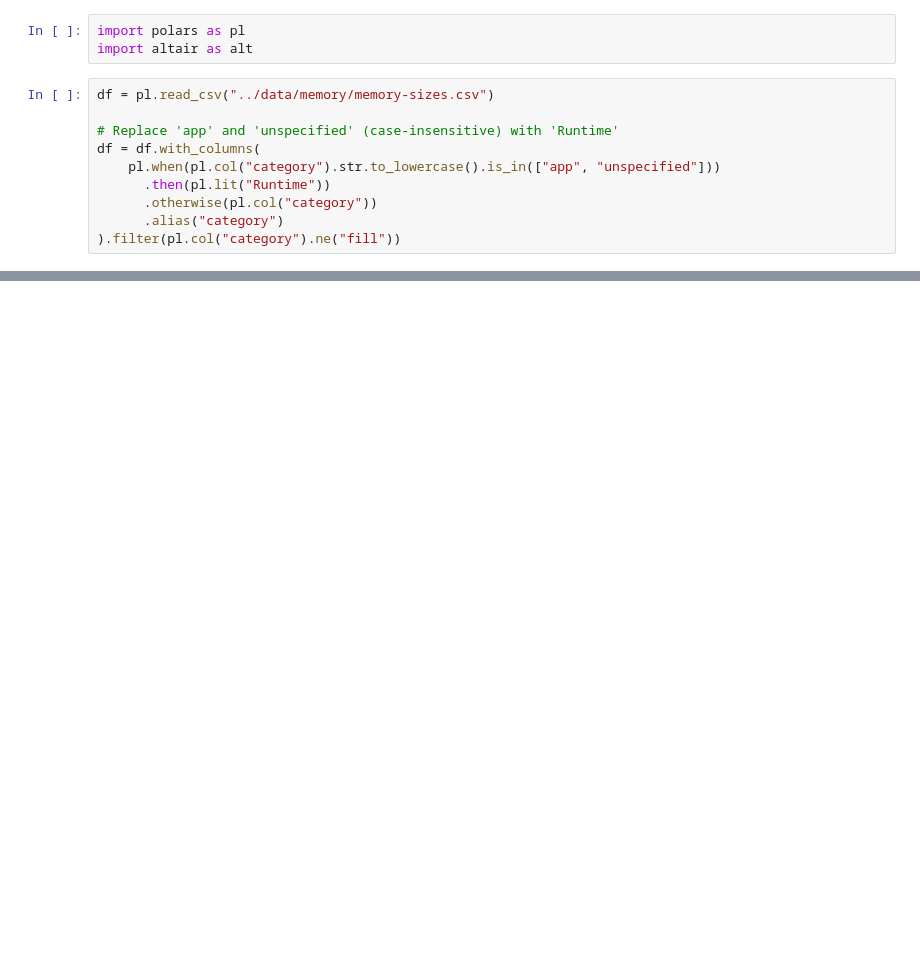
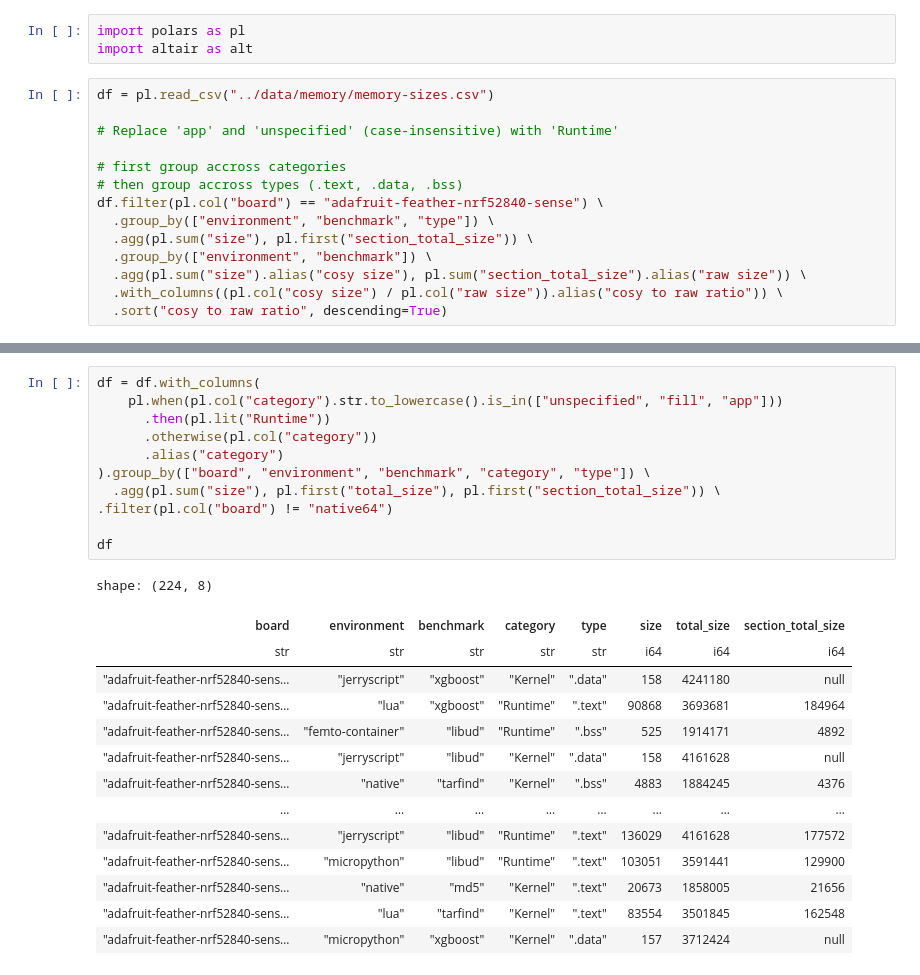
Before and after one commit to Baertig/benchmark-language-runtimes, a Jupyter notebook: analysis/static_memory.ipynb, the cells around one changed output, grey strips where cells are left out. Saved outputs shown, nothing was run; the diff lists cells and outputs as text; blank space fills up the shorter version.

```diff
--- a/analysis/static_memory.ipynb
+++ b/analysis/static_memory.ipynb
@@ -5,9 +5,13 @@ import altair as alt
 df = pl.read_csv("../data/memory/memory-sizes.csv")
 
 # Replace 'app' and 'unspecified' (case-insensitive) with 'Runtime'
-df = df.with_columns(
-    pl.when(pl.col("category").str.to_lowercase().is_in(["app", "unspecified"]))
-      .then(pl.lit("Runtime"))
-      .otherwise(pl.col("category"))
-      .alias("category")
-).filter(pl.col("category").ne("fill"))
+
+# first group accross categories
+# then group accross types (.text, .data, .bss)
+df.filter(pl.col("board") == "adafruit-feather-nrf52840-sense") \
+  .group_by(["environment", "benchmark", "type"]) \
+  .agg(pl.sum("size"), pl.first("section_total_size")) \
+  .group_by(["environment", "benchmark"]) \
+  .agg(pl.sum("size").alias("cosy size"), pl.sum("section_total_size").alias("raw size")) \
+  .with_columns((pl.col("cosy size") / pl.col("raw size")).alias("cosy to raw ratio")) \
+  .sort("cosy to raw ratio", descending=True)
@@ -14 +47,27 @@ df = df.with_columns(
+# %%
+df = df.with_columns(
+    pl.when(pl.col("category").str.to_lowercase().is_in(["unspecified", "fill", "app"]))
+      .then(pl.lit("Runtime"))
+      .otherwise(pl.col("category"))
+      .alias("category")
+).group_by(["board", "environment", "benchmark", "category", "type"]) \
+  .agg(pl.sum("size"), pl.first("total_size"), pl.first("section_total_size")) \
+.filter(pl.col("board") != "native64")
+
+df
+# %% [output]
+shape: (224, 8)
+| board | environment | benchmark | category | type | size | total_size | section_total_size |
+| str | str | str | str | str | i64 | i64 | i64 |
+| "adafruit-feather-nrf52840-sens… | "jerryscript" | "xgboost" | "Kernel" | ".data" | 158 | 4241180 | null |
+| "adafruit-feather-nrf52840-sens… | "lua" | "xgboost" | "Runtime" | ".text" | 90868 | 3693681 | 184964 |
+| "adafruit-feather-nrf52840-sens… | "femto-container" | "libud" | "Runtime" | ".bss" | 525 | 1914171 | 4892 |
+| "adafruit-feather-nrf52840-sens… | "jerryscript" | "libud" | "Kernel" | ".data" | 158 | 4161628 | null |
+| "adafruit-feather-nrf52840-sens… | "native" | "tarfind" | "Kernel" | ".bss" | 4883 | 1884245 | 4376 |
+| … | … | … | … | … | … | … | … |
+| "adafruit-feather-nrf52840-sens… | "jerryscript" | "libud" | "Runtime" | ".text" | 136029 | 4161628 | 177572 |
+| "adafruit-feather-nrf52840-sens… | "micropython" | "libud" | "Runtime" | ".text" | 103051 | 3591441 | 129900 |
+| "adafruit-feather-nrf52840-sens… | "native" | "md5" | "Kernel" | ".text" | 20673 | 1858005 | 21656 |
+| "adafruit-feather-nrf52840-sens… | "lua" | "tarfind" | "Kernel" | ".text" | 83554 | 3501845 | 162548 |
+| "adafruit-feather-nrf52840-sens… | "micropython" | "xgboost" | "Kernel" | ".data" | 157 | 3712424 | null |
 # %%
```
Also changed, not shown: parts of 8 cells of this notebook, 1 other file.
